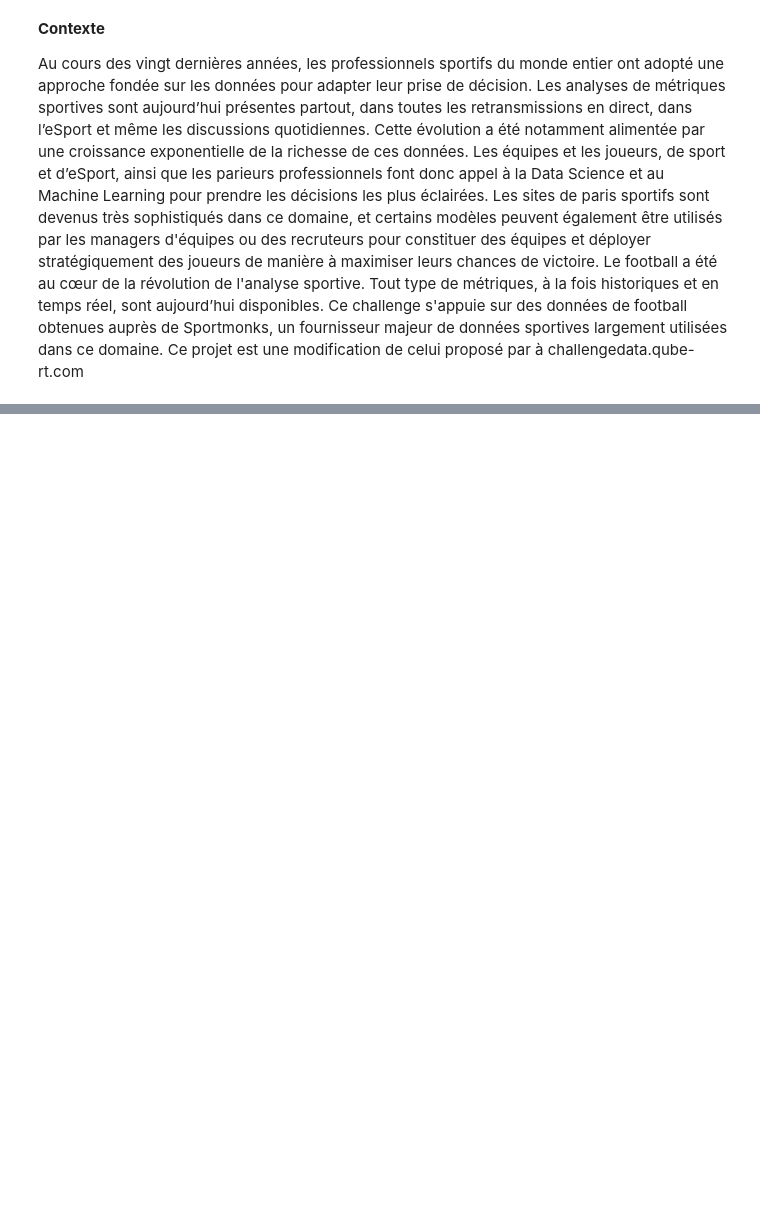
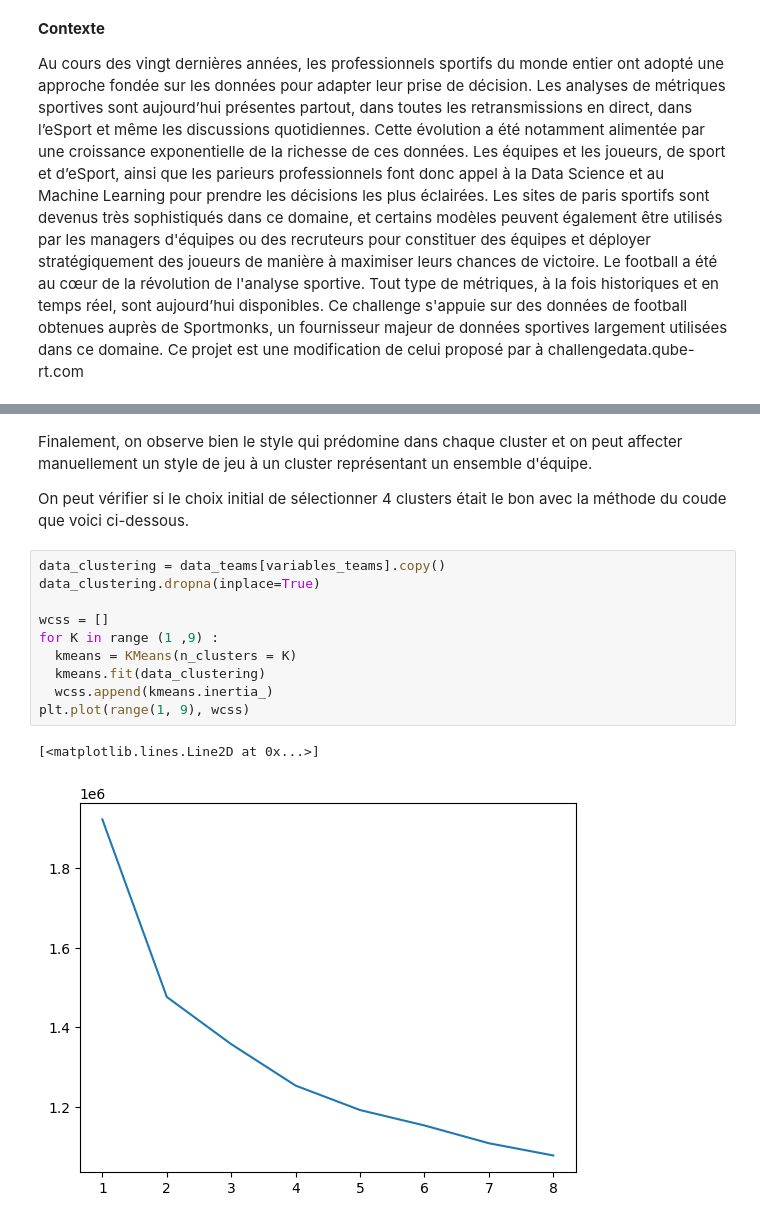
Before and after one commit to VincentDubuisson/Intelligence_Artificielle_Projet_Challenge_QRT, a Jupyter notebook: IA_Projet.ipynb, the cells around one changed output, grey strips where cells are left out. Cells and saved outputs as stored; diff of their text form; blank space fills up the shorter version.

```diff
--- a/IA_Projet.ipynb
+++ b/IA_Projet.ipynb
@@ -19,0 +278,17 @@ Les données couvrent de nombreuses ligues dans le monde entier ainsi que diffé
+# %% [markdown]
+Finalement, on observe bien le style qui prédomine dans chaque cluster et on peut affecter manuellement un style de jeu à un cluster représentant un ensemble d'équipe.
+
+On peut vérifier si le choix initial de sélectionner 4 clusters était le bon avec la méthode du coude que voici ci-dessous.
+# %%
+data_clustering = data_teams[variables_teams].copy()
+data_clustering.dropna(inplace=True)
+
+wcss = []
+for K in range (1 ,9) :
+  kmeans = KMeans(n_clusters = K)
+  kmeans.fit(data_clustering)
+  wcss.append(kmeans.inertia_)
+plt.plot(range(1, 9), wcss)
+# %% [output]
+[<matplotlib.lines.Line2D at 0x...>]
+[figure, added]
```
Also changed, not shown: parts of 48 cells of this notebook.
